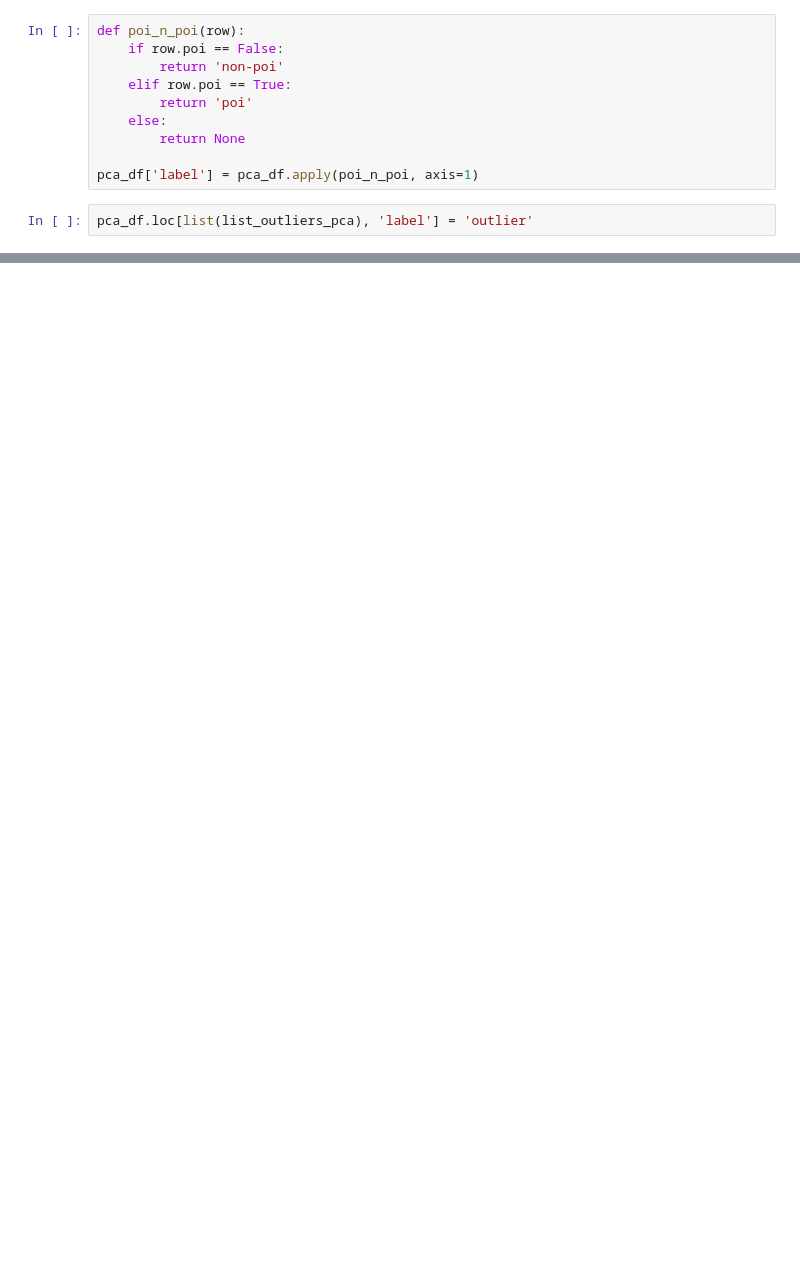
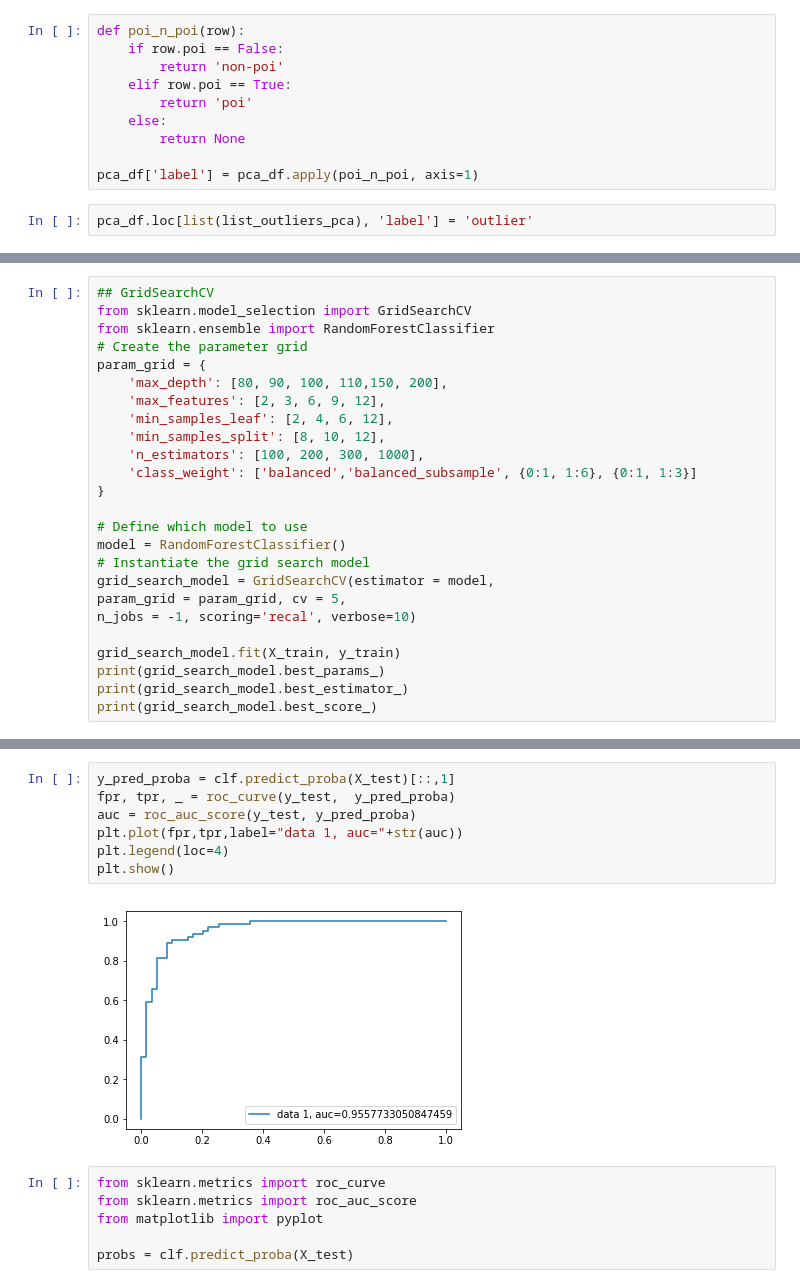
Before and after one commit to GabrielSGoncalves/udacity_nanodegree_datascience2, a Jupyter notebook: final_project/Final_project_EDA.ipynb, the cells around one changed output, grey strips where cells are left out. Cells and saved outputs as stored; diff of their text form; blank space fills up the shorter version.

```diff
--- a/final_project/Final_project_EDA.ipynb
+++ b/final_project/Final_project_EDA.ipynb
@@ -351,0 +307,25 @@ weighted avg       0.91      0.91      0.91       127
+# %%
+## GridSearchCV
+from sklearn.model_selection import GridSearchCV
+from sklearn.ensemble import RandomForestClassifier
+# Create the parameter grid
+param_grid = {
+    'max_depth': [80, 90, 100, 110,150, 200],
+    'max_features': [2, 3, 6, 9, 12],
+    'min_samples_leaf': [2, 4, 6, 12],
+    'min_samples_split': [8, 10, 12],
+    'n_estimators': [100, 200, 300, 1000],
+    'class_weight': ['balanced','balanced_subsample', {0:1, 1:6}, {0:1, 1:3}]
+}
+
+# Define which model to use
+model = RandomForestClassifier()
+# Instantiate the grid search model
+grid_search_model = GridSearchCV(estimator = model,
+param_grid = param_grid, cv = 5,
+n_jobs = -1, scoring='recal', verbose=10)
+
+grid_search_model.fit(X_train, y_train)
+print(grid_search_model.best_params_)
+print(grid_search_model.best_estimator_)
+print(grid_search_model.best_score_)
@@ -351,0 +420,15 @@ weighted avg       0.91      0.91      0.91       127
+# %%
+y_pred_proba = clf.predict_proba(X_test)[::,1]
+fpr, tpr, _ = roc_curve(y_test,  y_pred_proba)
+auc = roc_auc_score(y_test, y_pred_proba)
+plt.plot(fpr,tpr,label="data 1, auc="+str(auc))
+plt.legend(loc=4)
+plt.show()
+# %% [output]
+[figure, added]
+# %%
+from sklearn.metrics import roc_curve
+from sklearn.metrics import roc_auc_score
+from matplotlib import pyplot
+
+probs = clf.predict_proba(X_test)
```
Also changed, not shown: parts of 23 cells of this notebook, 6 other files.
